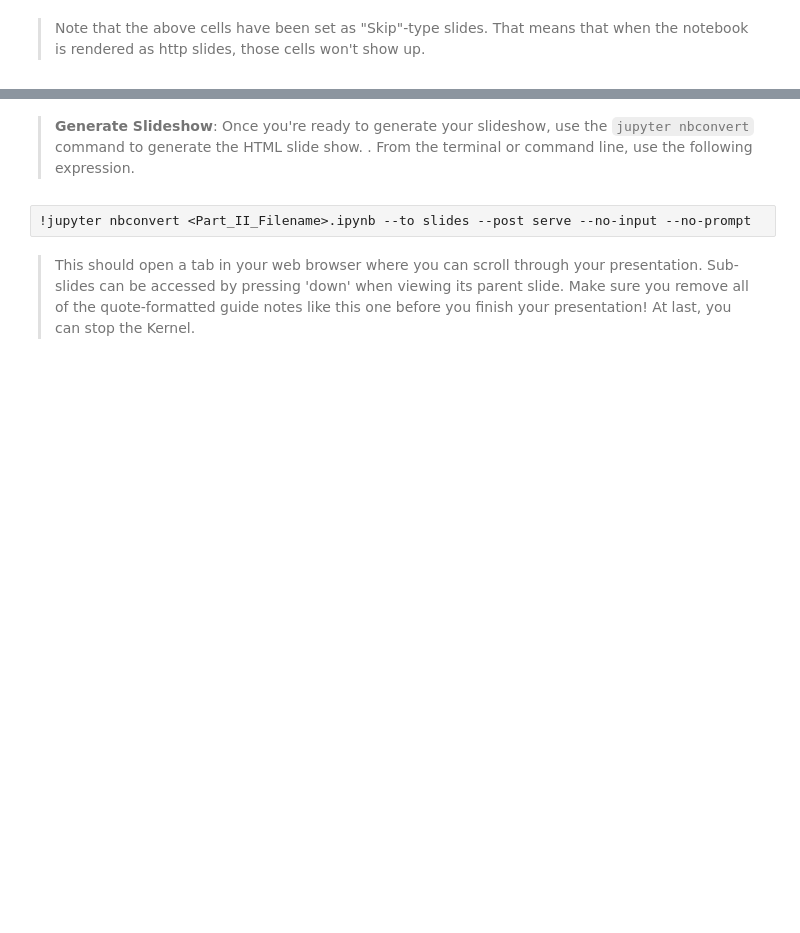
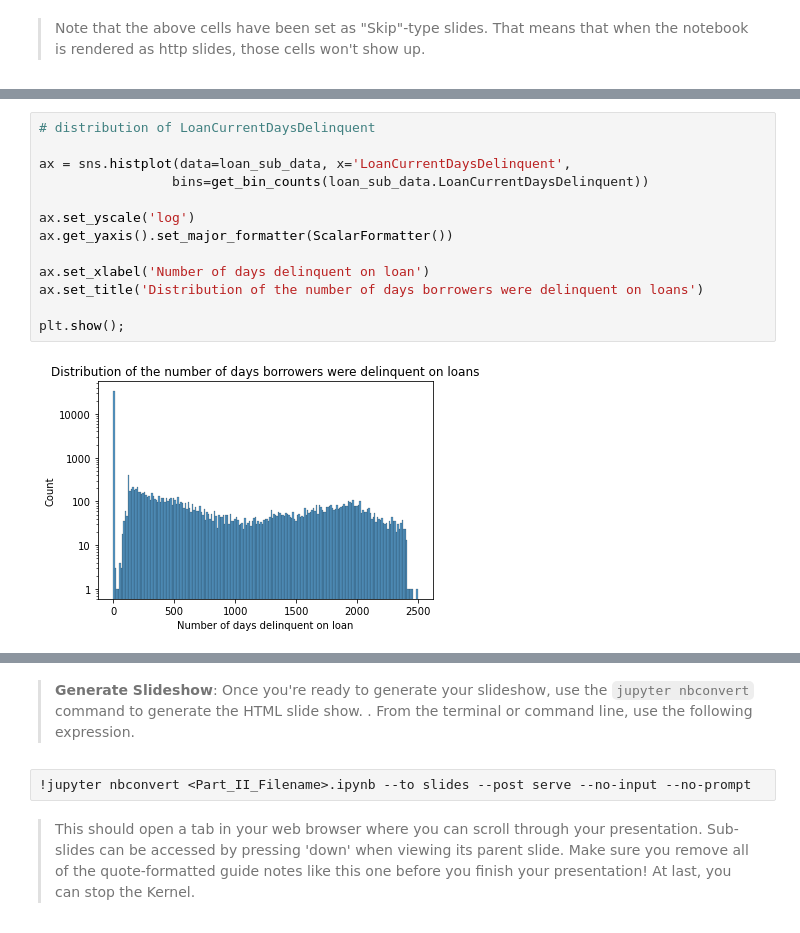
Before and after one commit to cnikoro/prosper_loan_eda, a Jupyter notebook: Part_II_slide_deck_template.ipynb, the cells around one changed output, grey strips where cells are left out. Drawn from its saved outputs; the diff is of its cells as text; blank space fills up the shorter version.

```diff
--- a/Part_II_slide_deck_template.ipynb
+++ b/Part_II_slide_deck_template.ipynb
@@ -57,0 +192,15 @@ but feel free to add more if you'd like!
+# %%
+# distribution of LoanCurrentDaysDelinquent
+
+ax = sns.histplot(data=loan_sub_data, x='LoanCurrentDaysDelinquent',
+                 bins=get_bin_counts(loan_sub_data.LoanCurrentDaysDelinquent))
+
+ax.set_yscale('log')
+ax.get_yaxis().set_major_formatter(ScalarFormatter())
+
+ax.set_xlabel('Number of days delinquent on loan')
+ax.set_title('Distribution of the number of days borrowers were delinquent on loans')
+
+plt.show();
+# %% [output]
+[figure, added]
```
Also changed, not shown: parts of 16 cells of this notebook, 2 other files.
